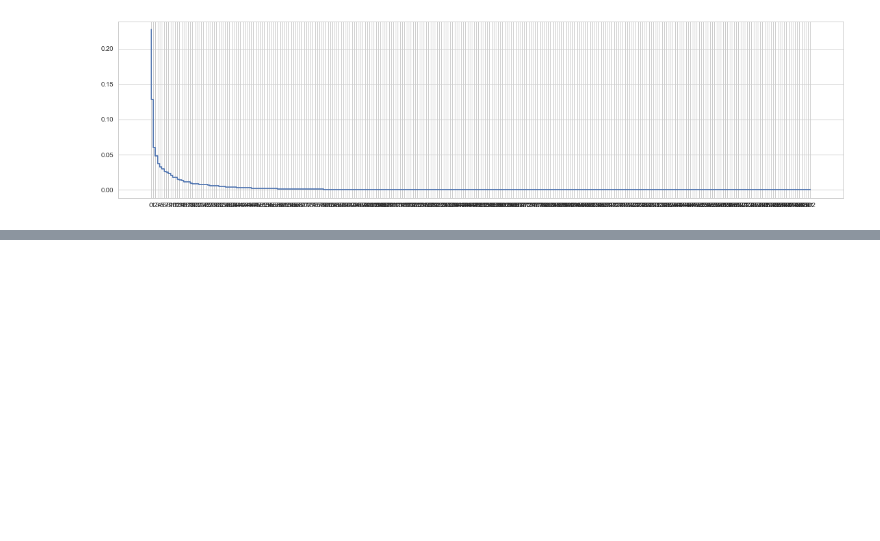
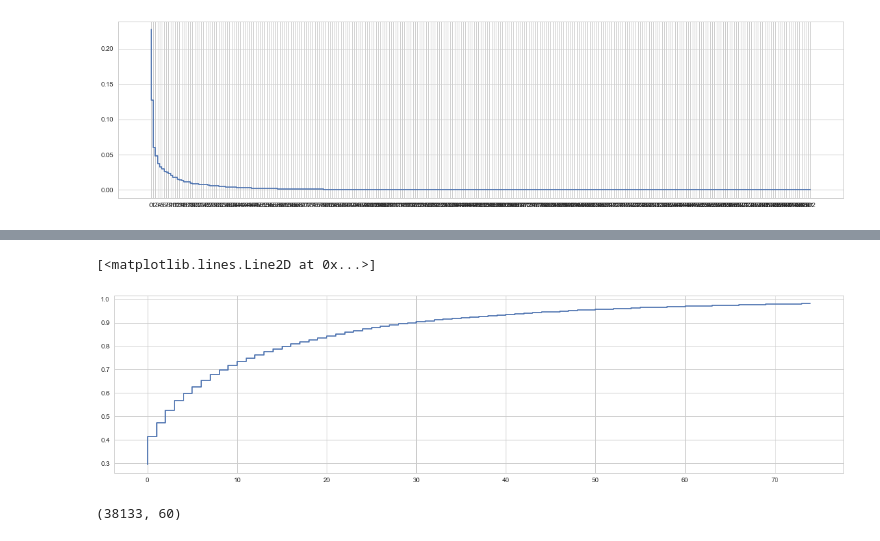
Before and after one commit to IEtoI/Capstone, a Jupyter notebook: CapstoneHousingPricePrediction_xgboost.ipynb, the cells around one changed output, grey strips where cells are left out. Cells and saved outputs as stored; diff of their text form; code cells hidden in the pictures; blank space fills up the shorter version.

```diff
--- a/CapstoneHousingPricePrediction_xgboost.ipynb
+++ b/CapstoneHousingPricePrediction_xgboost.ipynb
@@ -1556,0 +1769,12 @@ Name: product_type, Length: 24376, dtype: object
+# %%
+from sklearn.preprocessing import MinMaxScaler, normalize
+from sklearn.decomposition import PCA
+
+df_numeric = df_all.select_dtypes(exclude=['object'])
+df_numeric = df_numeric.fillna(0)
+df_numeric.drop("timestamp", axis=1, inplace=True)
+print(df_all.columns)
+scaler = MinMaxScaler()
+df_numeric = scaler.fit_transform(df_numeric)
+df_numeric = normalize(df_numeric)
+df_numeric = pd.DataFrame(df_numeric)
@@ -1556,0 +1790,14 @@ Name: product_type, Length: 24376, dtype: object
+# %%
+pca = PCA(n_components = 75)
+pca.fit(df_numeric)
+explained = pca.explained_variance_ratio_
+plt.step(range(75), np.cumsum(explained))
+# %% [output]
+[<matplotlib.lines.Line2D at 0x...>]
+[figure, added]
+# %%
+df_pca = pca.transform(df_numeric)
+df_pca = pd.DataFrame(df_pca[:,:60])
+df_pca.shape
+# %% [output]
+(38133, 60)
```
Also changed, not shown: parts of 43 cells of this notebook.
